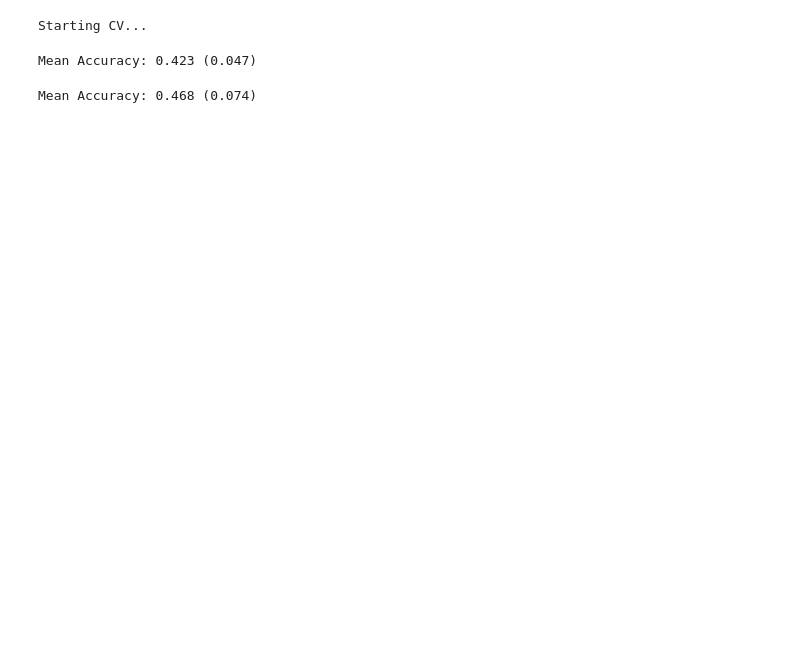
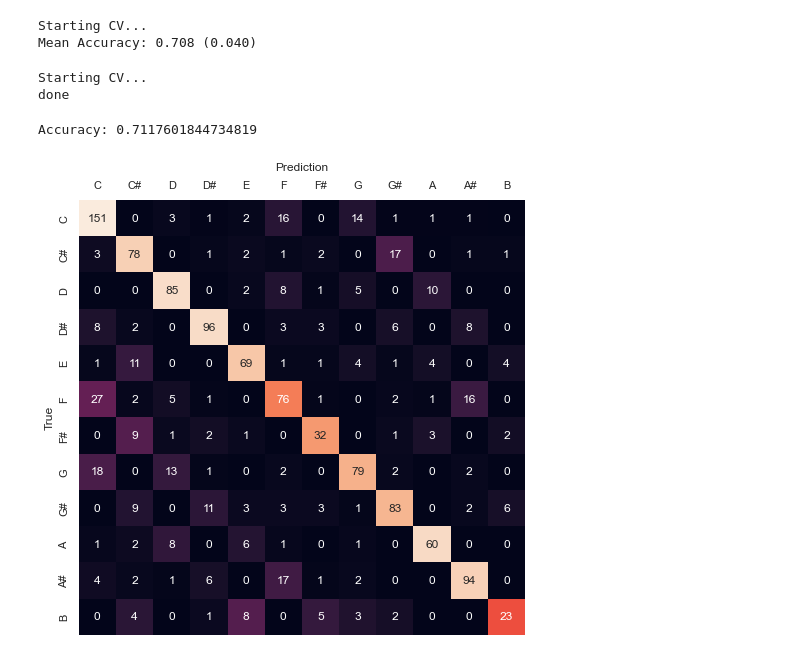
Before and after one commit to Slusny/KeyPredictionbyFrequency, a Jupyter notebook: exp/Key_classification.ipynb, the cells around one changed output. Drawn from its saved outputs; the diff is of its cells as text; code cells hidden in the pictures; blank space fills up the shorter version.

```diff
--- a/exp/Key_classification.ipynb
+++ b/exp/Key_classification.ipynb
@@ -61,27 +122,3 @@ def combine_keys_and_modes(df):
 
 combine_keys_and_modes(df)
 modify_keys(df)
-# %%
-from sklearn.linear_model import LogisticRegression
-from sklearn.model_selection import train_test_split
-from sklearn.model_selection import RepeatedStratifiedKFold
-from sklearn.model_selection import cross_val_score
-
-X = fourier_df
-y = df['key_mode_combined']
-
-#X_train, X_test, y_train, y_test = train_test_split(X, y, test_size=0.2, random_state=42)
-clf = LogisticRegression(random_state=0, multi_class='ovr')
-print('Starting CV...')
-cv = RepeatedStratifiedKFold(n_splits=10, n_repeats=3, random_state=1)
-# evaluate the model and collect the scores
-n_scores = cross_val_score(clf, X, y, scoring='accuracy', cv=cv, n_jobs=-1)
-# report the model performance
-print('Mean Accuracy: %.3f (%.3f)' % (np.mean(n_scores), np.std(n_scores)))
-# %% [output]
-Starting CV...
-Mean Accuracy: 0.423 (0.047)
-# %%
-print('Mean Accuracy: %.3f (%.3f)' % (np.mean(n_scores), np.std(n_scores)))
-# %% [output]
-Mean Accuracy: 0.468 (0.074)
@@ -89,0 +125,56 @@ df.info()
+# %%
+# Define model
+
+from sklearn.linear_model import LogisticRegression
+from sklearn.svm import SVC
+from sklearn.model_selection import train_test_split
+from sklearn.model_selection import RepeatedStratifiedKFold, RepeatedKFold
+from sklearn.model_selection import cross_val_score, cross_val_predict
+
+X = fourier_df
+y = df['key_modified']
+NUM_CLASSES = y.nunique()
+
+#X_train, X_test, y_train, y_test = train_test_split(X, y, test_size=0.2, random_state=42)
+model = LogisticRegression(random_state=0, multi_class='multinomial', penalty='l2', solver='saga', max_iter=100, tol=1e-4)
+# %%
+# cross validation
+
+print('Starting CV...')
+cv = RepeatedStratifiedKFold(n_splits=10, n_repeats=3, random_state=1)
+# evaluate the model and collect the scores
+n_scores = cross_val_score(model, X, y, scoring='accuracy', cv=cv, n_jobs=-1)
+# report the model performance
+print('Mean Accuracy: %.3f (%.3f)' % (np.mean(n_scores), np.std(n_scores)))
+# %% [output]
+Starting CV...
+Mean Accuracy: 0.708 (0.040)
+# %%
+# Confusion matrix
+print('Starting CV...')
+cv = RepeatedKFold(n_splits=10, n_repeats=1, random_state=0)
+predictions = cross_val_predict(model, X, y, cv=cv, n_jobs=-1)
+print('done')
+# %% [output]
+Starting CV...
+done
+# %%
+from sklearn.metrics import confusion_matrix, accuracy_score
+print(f'Accuracy: {accuracy_score(y, predictions)}')
+conf_matrix = confusion_matrix(y, predictions)
+conf_matrix_normalized = confusion_matrix(y, predictions, normalize='true')
+
+import seaborn as sns
+plt.tick_params(axis='x', which='both', top=False, labeltop=True, bottom=False, labelbottom=False)
+sns.set(rc={'figure.figsize':(10,10)})
+s = sns.heatmap(conf_matrix_normalized, annot=conf_matrix, fmt='g', cbar=False)
+ticklabels = (KEYS+MINOR_KEYS)[:NUM_CLASSES]
+s.set(xticklabels=ticklabels, yticklabels=ticklabels)
+s.set(ylabel='True')
+plt.gca().xaxis.set_label_position('top')
+plt.gca().set_xlabel('Prediction', labelpad=10)
+plt.gcf().savefig(f'../figures/heatmap_{dataset}_{NUM_CLASSES}.pdf')
+plt.show()
+# %% [output]
+Accuracy: 0.7117601844734819
+[figure, added]
```
Also changed, not shown: parts of 15 cells of this notebook, 3 other files.
